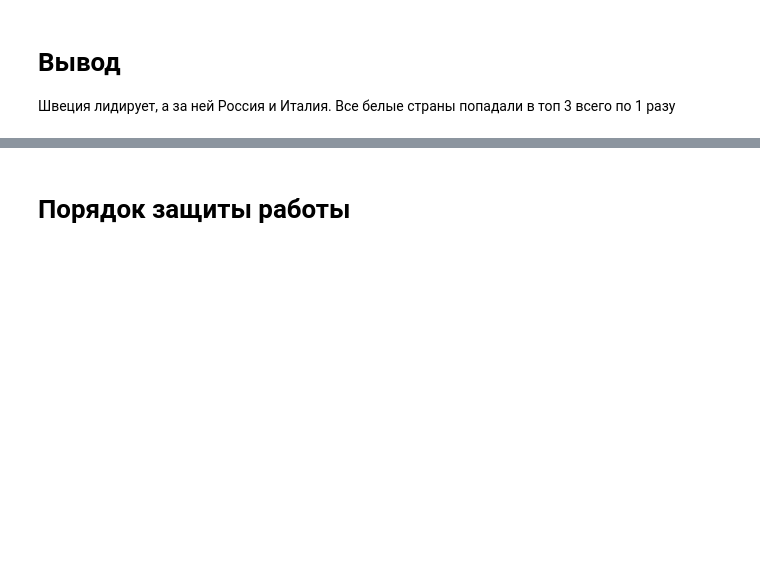
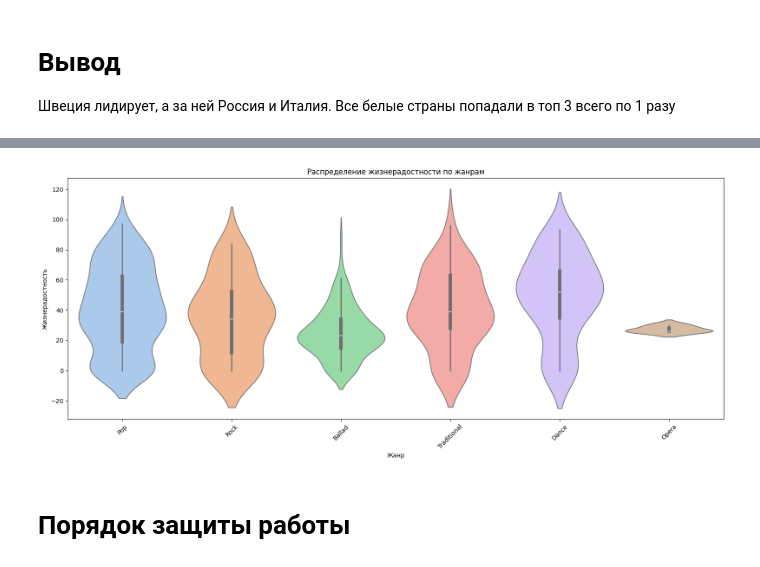
Before and after one commit to AndronIxI/cpp, a Jupyter notebook: МеВД_2_лаба.ipynb, the cells around one changed output, grey strips where cells are left out. Saved outputs shown, nothing was run; the diff lists cells and outputs as text; code cells hidden in the pictures; blank space fills up the shorter version.

```diff
--- a/МеВД_2_лаба.ipynb
+++ b/МеВД_2_лаба.ipynb
@@ -321,3 +324,18 @@ fig.show()
+# %%
+df = df.dropna(subset=["happiness", "style"])
+
+plt.figure(figsize=(16, 7))
+
+sns.violinplot(data=df, x="style", y="happiness", hue="style", palette="pastel")
+plt.title("Распределение жизнерадостности по жанрам")
+plt.xlabel("Жанр")
+plt.ylabel("Жизнерадостность")
+plt.xticks(rotation=45)
+
+plt.tight_layout()
+plt.show()
+# %% [output]
+[figure, added]
 # %% [markdown]
 # Порядок защиты работы
 # %% [markdown]
```
Also changed, not shown: parts of 1 cell of this notebook.
